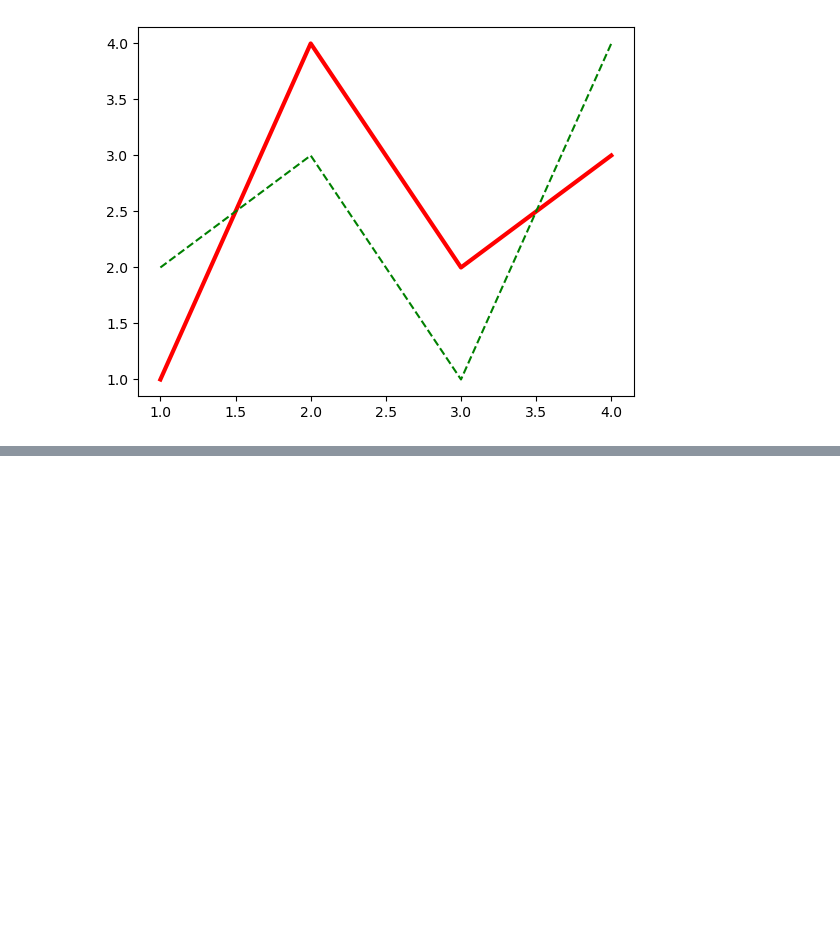
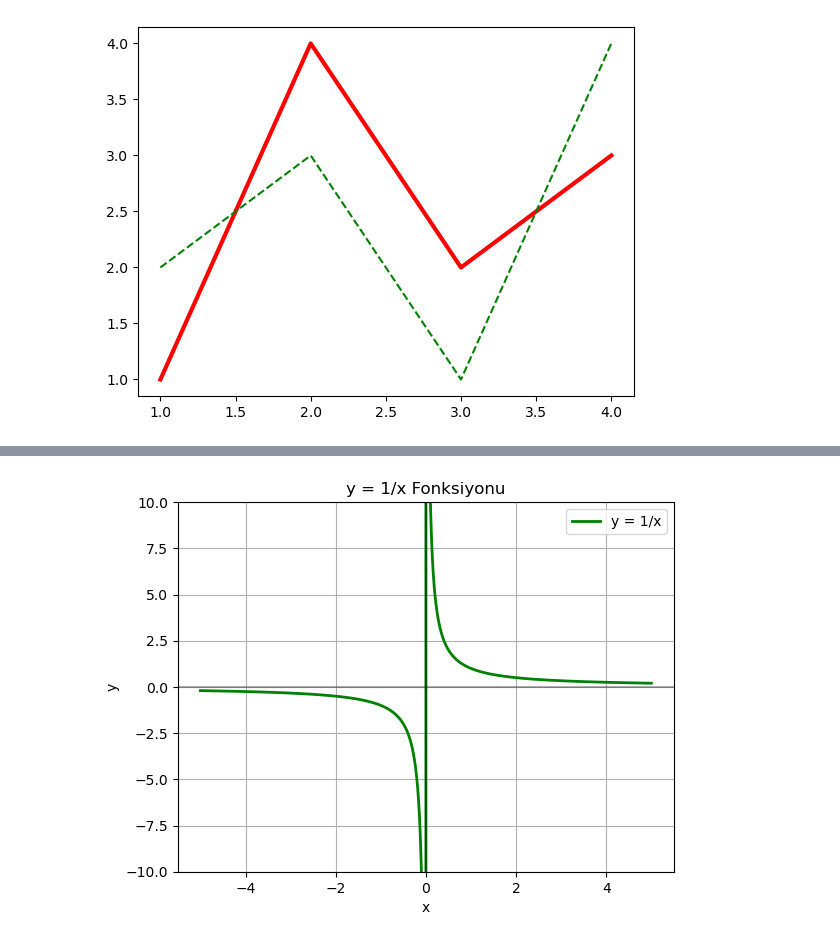
Before and after one commit to nailBestas/lispAi, a Jupyter notebook: 01_Python_Mathematics_and_Statistics/2_Mathematics/4-Graphing_and_visualization.ipynb, the cells around one changed output, grey strips where cells are left out. Saved outputs shown, nothing was run; the diff lists cells and outputs as text; code cells hidden in the pictures; blank space fills up the shorter version.

```diff
--- a/01_Python_Mathematics_and_Statistics/2_Mathematics/4-Graphing_and_visualization.ipynb
+++ b/01_Python_Mathematics_and_Statistics/2_Mathematics/4-Graphing_and_visualization.ipynb
@@ -486,0 +501,25 @@ plt.show()
+# %%
+# In [3]:
+import matplotlib.pyplot as plt
+import numpy as np
+
+# x değerleri (0 hariç - çünkü 1/0 tanımsız)
+x = np.linspace(-5, 5, 1000)
+x = x[x != 0]  # 0 değerini çıkar
+
+# y = 1/x fonksiyonu
+y = 1/x
+
+# Grafiği çiz
+plt.plot(x, y, 'g-', linewidth=2, label='y = 1/x')
+plt.axhline(y=0, color='k', linestyle='-', alpha=0.3)  # yatay eksen
+plt.axvline(x=0, color='k', linestyle='-', alpha=0.3)  # dikey eksen
+plt.grid(True)
+plt.xlabel('x')
+plt.ylabel('y')
+plt.title('y = 1/x Fonksiyonu')
+plt.ylim(-10, 10)  # y ekseni sınırları
+plt.legend()
+plt.show()
+# %% [output]
+[figure, added]
```
Also changed, not shown: parts of 2 cells of this notebook.
